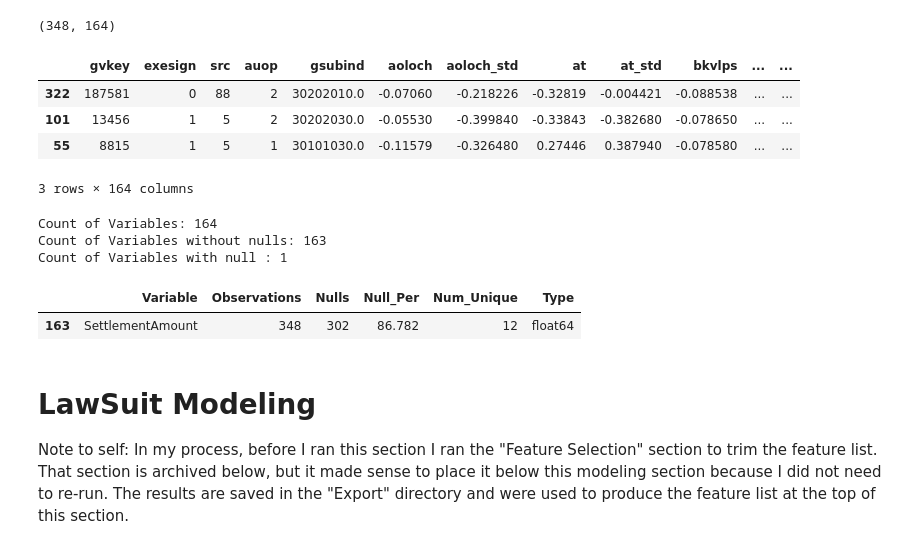
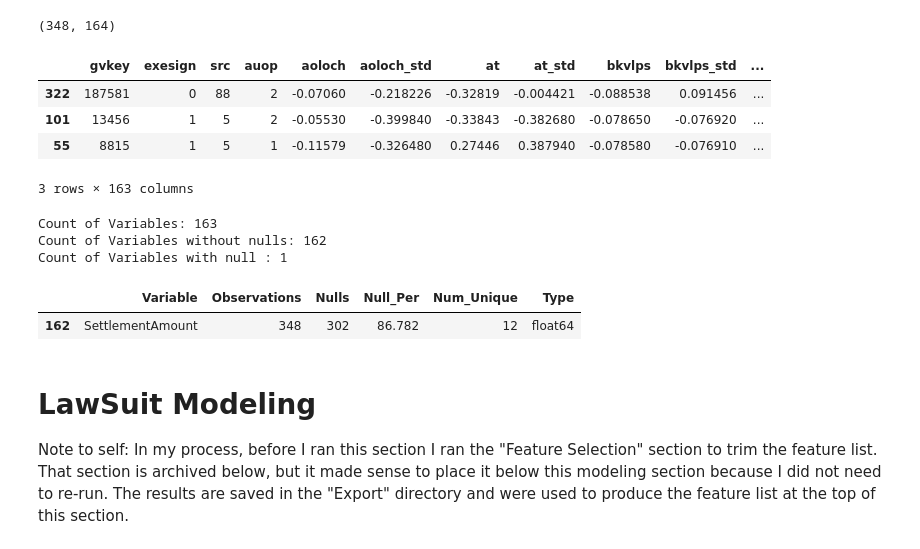
Before and after one commit to bcullinan32/CapstoneProject, a Jupyter notebook: Capstone_Modeling.ipynb, the cells around one changed output. Saved outputs shown, nothing was run; the diff lists cells and outputs as text; code cells hidden in the pictures.

```diff
--- a/Capstone_Modeling.ipynb
+++ b/Capstone_Modeling.ipynb
@@ -66,6 +87,23 @@ Exports: C:\Users\TheCu\OneDrive\Documents\Grad-School-Docs\CapstoneProject\Repo
 Plots: C:/Users/TheCu/OneDrive/Documents/Grad-School-Docs/CapstoneProject/Repo/Export/
 # %% [markdown]
 # Reusable Functions:
+# %%
+#statRow = []
+cleanActionsDF = pd.DataFrame(columns = ['DF','ActionDesc','List-of-Cols','ResultShape'])
+
+def cleanActionsReport (df,df_name,actionDesc, cols):
+    # Collect Stats
+    row =[]
+    actionDesc = actionDesc
+    listCols = cols
+    resultShape = df.shape
+    # Collect Results
+    row = [df_name,actionDesc, listCols, resultShape]
+    # append stats to Summary Stats DF
+    df = cleanActionsDF
+    df_length = len(df)
+    df.loc[df_length] = row
+    return df
 # %%
 # Takes a DF and Producecs a Report of Null Values
 def nullAnalysis(df):
@@ -338,24 +427,34 @@ Done w/ Imputer
 # %%
 # Fix Features That Should be Int w/o decimals
 cols = ['gvkey','exesign','src','auop','rat_spcsrc','lawsuit']
 completeDF_Imputed[cols] = completeDF_Imputed[cols].astype(int)
+
+# Clean Actions Report -- Drop gsubind (Only kept to inform Imputing)
+cleanActionsDesc = "Drop gsubind (Only kept to inform Imputing)."
+df_name = "CompleteDF"
+
+colsToDrop = ['gsubind']
+
+completeDF_Imputed = completeDF_Imputed.drop(columns=colsToDrop)
+cleanActionsReport(completeDF_Imputed,df_name,cleanActionsDesc,colsToDrop)
+
 completeDF_Imputed.sample(3)
 # %% [output]
-|  | gvkey | exesign | src | auop | gsubind | aoloch | aoloch_std | at | at_std | bkvlps | ... | ... |
-| 322 | 187581 | 0 | 88 | 2 | 30202010.0 | -0.07060 | -0.218226 | -0.32819 | -0.004421 | -0.088538 | ... | ... |
-| 101 | 13456 | 1 | 5 | 2 | 30202030.0 | -0.05530 | -0.399840 | -0.33843 | -0.382680 | -0.078650 | ... | ... |
-| 55 | 8815 | 1 | 5 | 1 | 30101030.0 | -0.11579 | -0.326480 | 0.27446 | 0.387940 | -0.078580 | ... | ... |
+|  | gvkey | exesign | src | auop | aoloch | aoloch_std | at | at_std | bkvlps | bkvlps_std | ... |
+| 322 | 187581 | 0 | 88 | 2 | -0.07060 | -0.218226 | -0.32819 | -0.004421 | -0.088538 | 0.091456 | ... |
+| 101 | 13456 | 1 | 5 | 2 | -0.05530 | -0.399840 | -0.33843 | -0.382680 | -0.078650 | -0.076920 | ... |
+| 55 | 8815 | 1 | 5 | 1 | -0.11579 | -0.326480 | 0.27446 | 0.387940 | -0.078580 | -0.076910 | ... |
-3 rows × 164 columns
+3 rows × 163 columns
 # %%
 # Check Result Nulls
 nullAnalysisDF = nullAnalysis(completeDF_Imputed)
 nullAnalysisDF
 # %% [output]
-Count of Variables: 164
-Count of Variables without nulls: 163
+Count of Variables: 163
+Count of Variables without nulls: 162
 Count of Variables with null : 1
 |  | Variable | Observations | Nulls | Null_Per | Num_Unique | Type |
-| 163 | SettlementAmount | 348 | 302 | 86.782 | 12 | float64 |
+| 162 | SettlementAmount | 348 | 302 | 86.782 | 12 | float64 |
 # %% [markdown]
 # LawSuit Modeling
 
```
Also changed, not shown: parts of 78 cells of this notebook, 10 other files.
